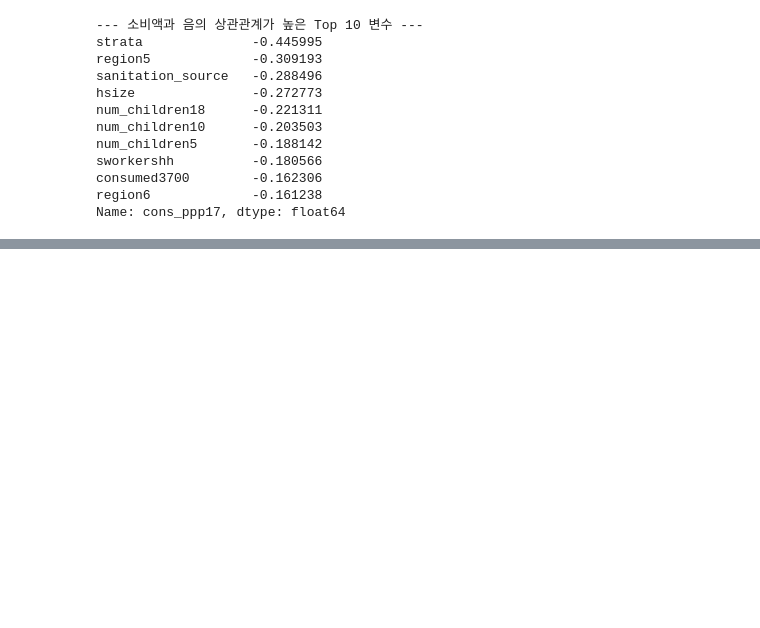
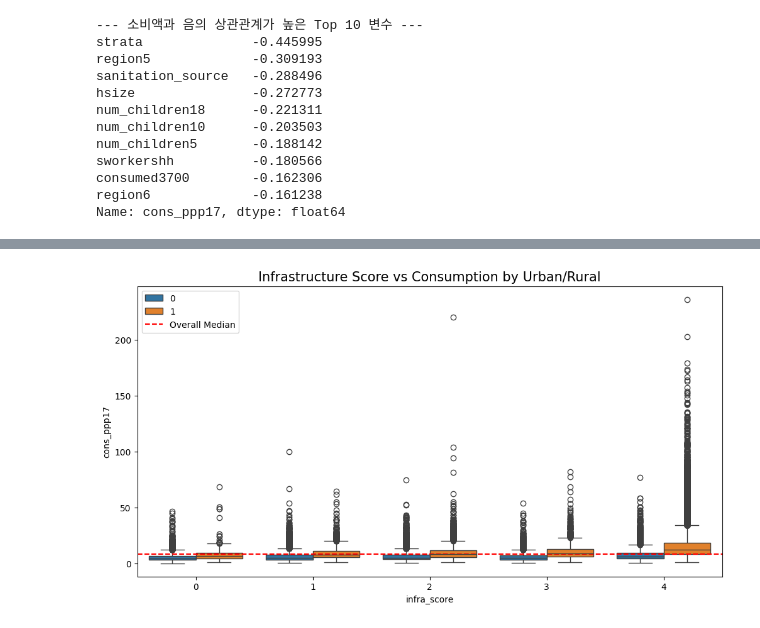
Before and after one commit to hanbiphyun/ESSA_YB, a Jupyter notebook: ESAA_YB_project_poverty.ipynb, the cells around one changed output, grey strips where cells are left out. Saved outputs shown, nothing was run; the diff lists cells and outputs as text; code cells hidden in the pictures; blank space fills up the shorter version.

```diff
--- a/ESAA_YB_project_poverty.ipynb
+++ b/ESAA_YB_project_poverty.ipynb
@@ -818,0 +894,14 @@ Name: cons_ppp17, dtype: float64
+# %%
+#추가 EDA
+import seaborn as sns
+import matplotlib.pyplot as plt
+
+# 가설: 도시(Urban)인데 인프라(Infra)가 낮은 가구는 슬럼가일 확률이 높아 더 가난할 것이다.
+plt.figure(figsize=(12, 6))
+sns.boxplot(x='infra_score', y='cons_ppp17', hue='urban', data=train)
+plt.title('Infrastructure Score vs Consumption by Urban/Rural', fontsize=15)
+plt.axhline(train['cons_ppp17'].median(), color='red', linestyle='--', label='Overall Median')
+plt.legend()
+plt.show()
+# %% [output]
+[figure, added]
```
Also changed, not shown: parts of 27 cells of this notebook.
